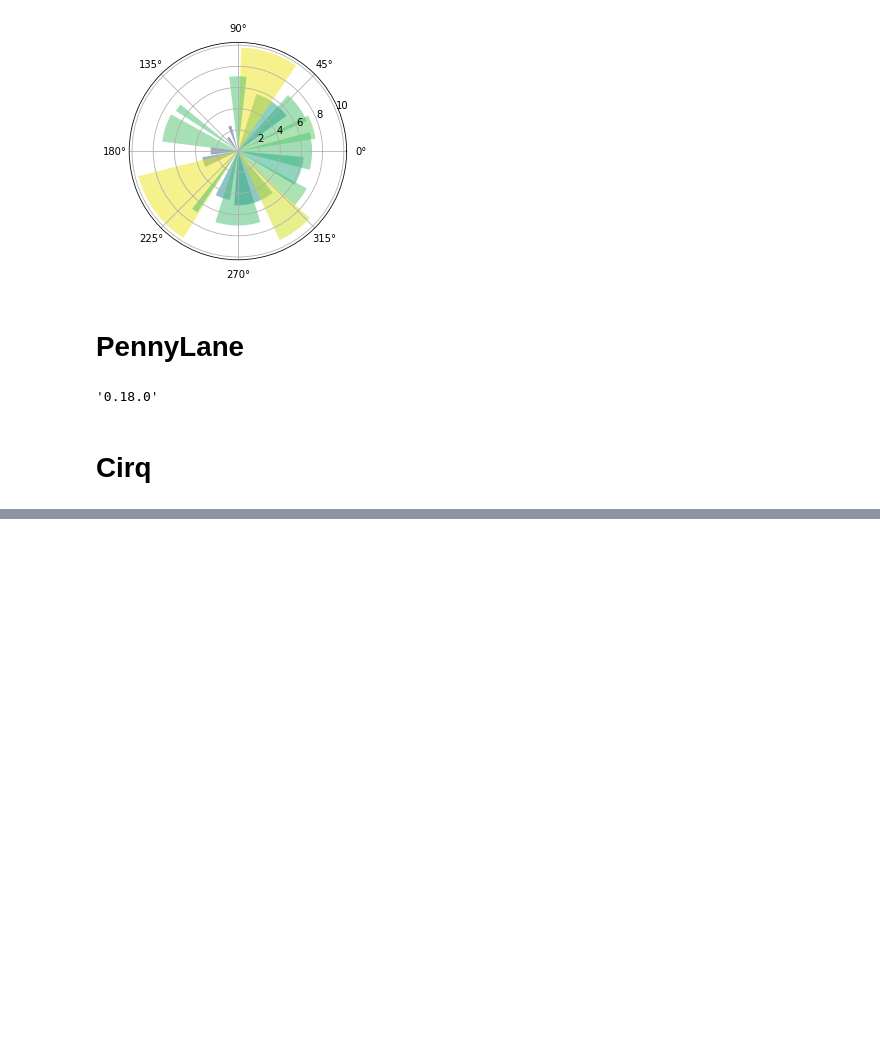
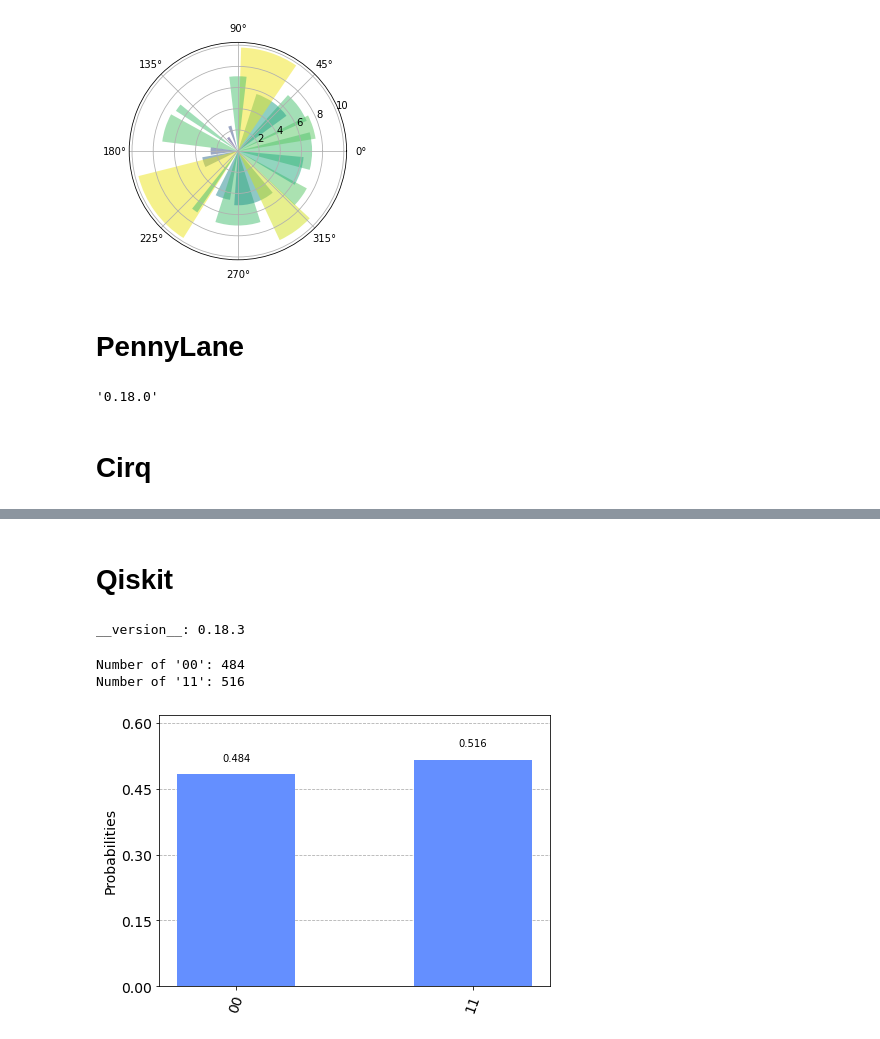
Before and after one commit to chiant1/qmlcourse_walkthrough, a Jupyter notebook: notebooks/m00_environment_test.ipynb, the cells around one changed output, grey strips where cells are left out. Drawn from its saved outputs; the diff is of its cells as text; code cells hidden in the pictures; blank space fills up the shorter version.

Commit message:
Qiskit example

```diff
--- a/notebooks/m00_environment_test.ipynb
+++ b/notebooks/m00_environment_test.ipynb
@@ -44,0 +45,34 @@ cirq.__version__
+# %% [markdown]
+# Qiskit
+# %%
+import qiskit
+print (f"__version__: {qiskit.__version__}")
+
+from qiskit import transpile, QuantumCircuit
+from qiskit.providers.aer import QasmSimulator
+from qiskit.visualization import plot_histogram
+# %% [output]
+__version__: 0.18.3
+# %%
+simulator = QasmSimulator()
+
+circuit = QuantumCircuit(2, 2) # A QuantumCircuit with 2 qubits and 2 classical bits
+circuit.h(0)
+circuit.cx(0, 1)
+circuit.measure([0,1], [0,1])
+
+compiled_circuit = transpile(circuit, simulator)
+job = simulator.run(compiled_circuit, shots=1000)
+
+result = job.result()
+counts = result.get_counts(compiled_circuit)
+
+print(f"Number of '00': {counts['00']}")
+print(f"Number of '11': {counts['11']}")
+# %% [output]
+Number of '00': 484
+Number of '11': 516
+# %%
+plot_histogram(counts)
+# %% [output]
+[figure, added]
```
Also changed, not shown: parts of 2 cells of this notebook.
